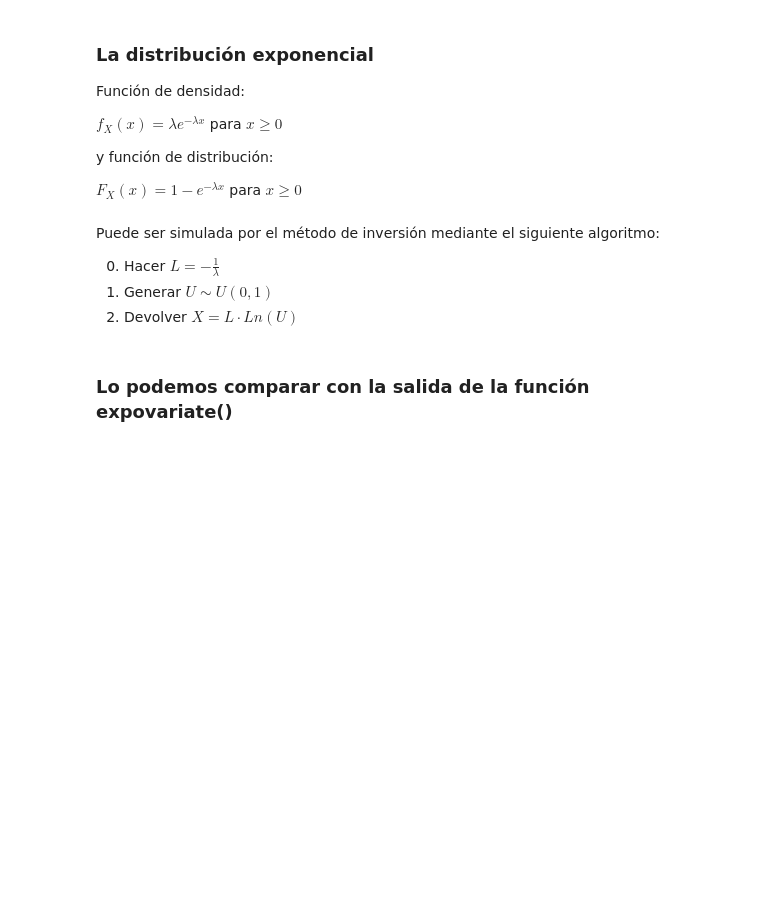
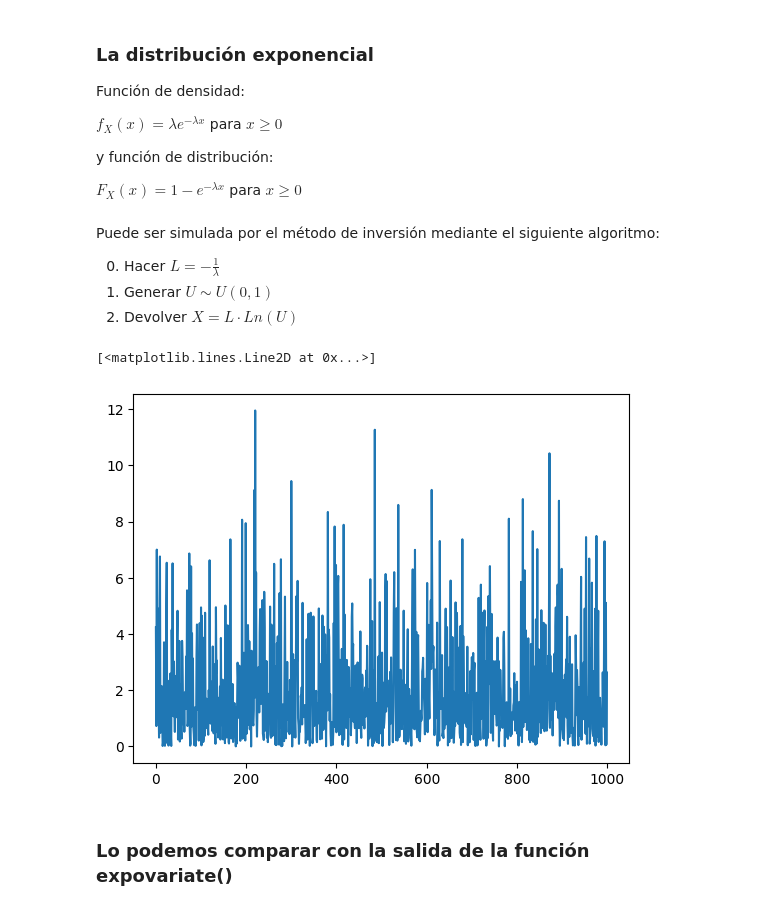
Before and after one commit to MartaPCastillo/Simulaci-n-I-, a Jupyter notebook: Ejercicios_Números_Aleatorios.ipynb, the cells around one changed output. Saved outputs shown, nothing was run; the diff lists cells and outputs as text; code cells hidden in the pictures; blank space fills up the shorter version.

```diff
--- a/Ejercicios_Números_Aleatorios.ipynb
+++ b/Ejercicios_Números_Aleatorios.ipynb
@@ -453,3 +453,13 @@ import numpy as np                              # importamos numpy con un alias
 import matplotlib.pyplot as plt                 # ídem
 #from random import expovariate, gauss
 from statistics import mean, median, variance, stdev      # exportamos funciones especificas de statistics
+# %%
+def expo(lamb=2, n=10):
+    #lamb,n=2,10
+    L = -1.0/lamb
+    lista = []
+    for i in range(n):
+        u=random.random()
+        X=L*np.log(u)
+        lista.append(X)
+    return lista
@@ -455,0 +468,3 @@ from statistics import mean, median, variance, stdev      # exportamos funciones
+# %%
+G=expo(0.5,1000)
+print(G)
@@ -456,3 +479,8 @@ from statistics import mean, median, variance, stdev      # exportamos funciones
+# %%
+plt.plot(G) #grafica la secuencia de números aleatorios
+# %% [output]
+[<matplotlib.lines.Line2D at 0x...>]
+[figure, added]
 # %%
 #Generamos una lista de números aleatorios que siguen la distribución exponencial.
 
```
Also changed, not shown: parts of 5 cells of this notebook.
